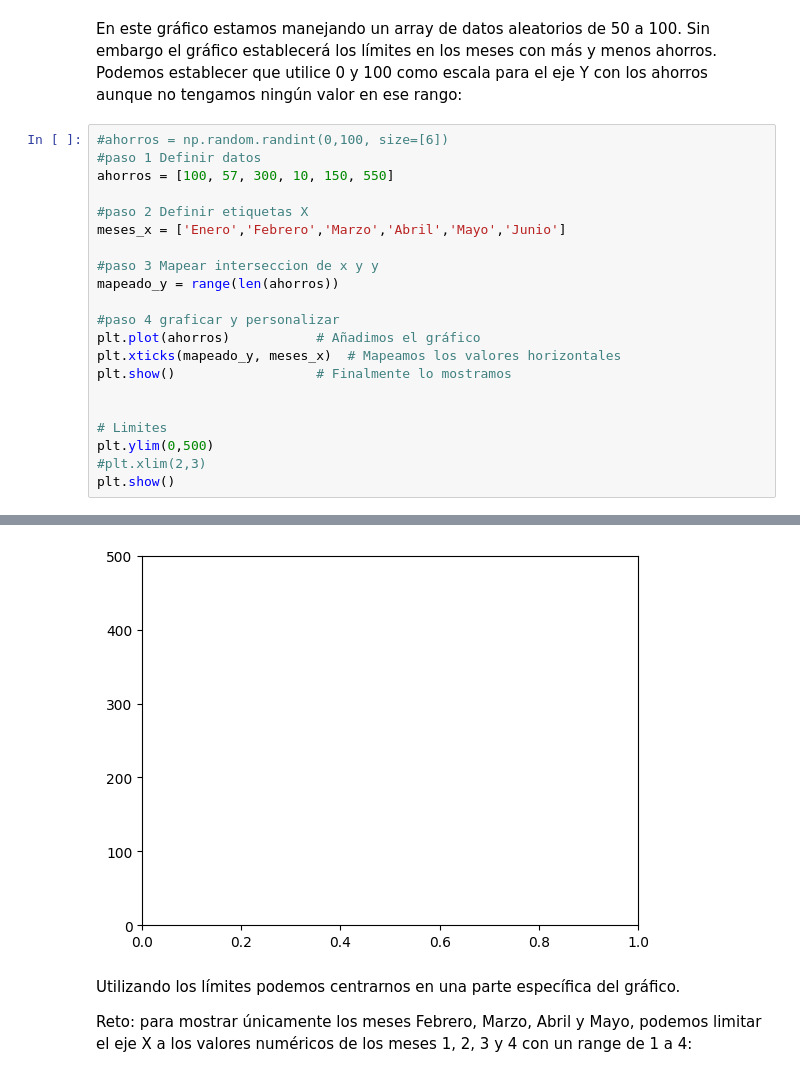
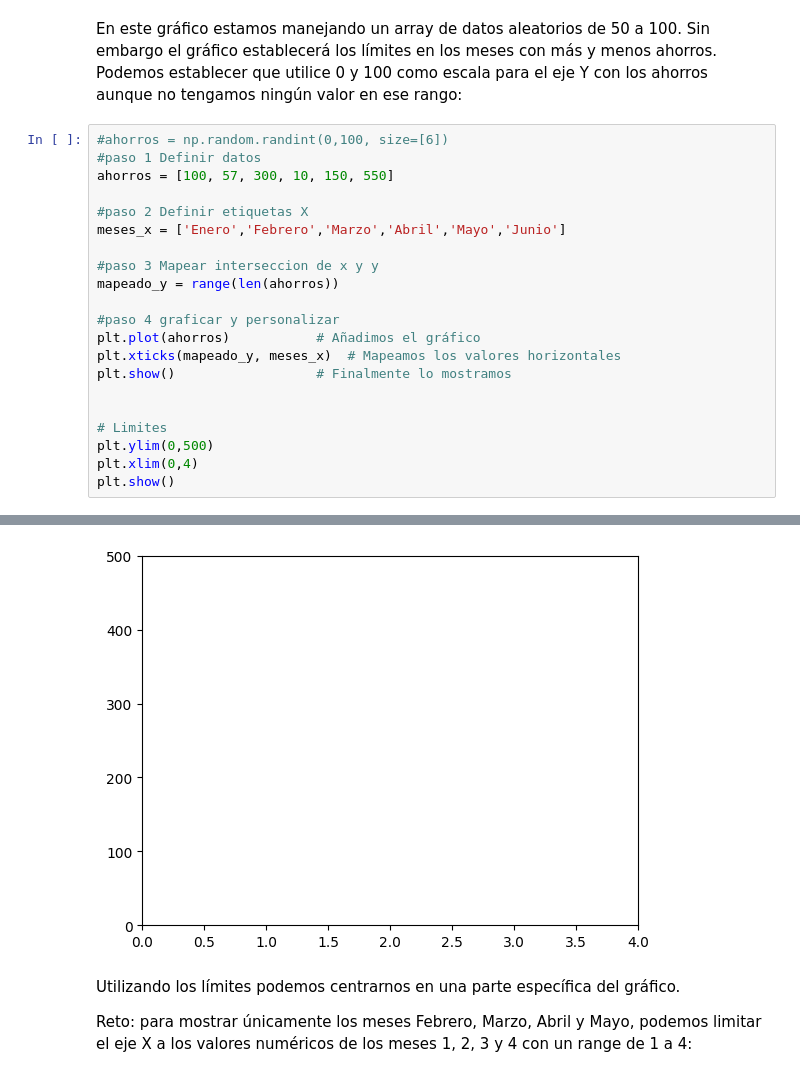
Before and after one commit to ksalazar0570/Programacion-Python-Basico-GRUPO-1---6181133432, a Jupyter notebook: Estudiantes/Karla Salazar/Clase 10/Notebook/04 - Límites.ipynb, the cells around one changed output, grey strips where cells are left out. Saved outputs shown, nothing was run; the diff lists cells and outputs as text.

```diff
--- a/Estudiantes/Karla Salazar/Clase 10/Notebook/04 - Límites.ipynb
+++ b/Estudiantes/Karla Salazar/Clase 10/Notebook/04 - Límites.ipynb
@@ -32,27 +32,27 @@ En este gráfico estamos manejando un array de datos aleatorios de 50 a 100. Sin
 # %%
 #ahorros = np.random.randint(0,100, size=[6])
 #paso 1 Definir datos
 ahorros = [100, 57, 300, 10, 150, 550]
 
 #paso 2 Definir etiquetas X
 meses_x = ['Enero','Febrero','Marzo','Abril','Mayo','Junio']
 
 #paso 3 Mapear interseccion de x y y
 mapeado_y = range(len(ahorros))
 
 #paso 4 graficar y personalizar
 plt.plot(ahorros)           # Añadimos el gráfico
 plt.xticks(mapeado_y, meses_x)  # Mapeamos los valores horizontales
 plt.show()                  # Finalmente lo mostramos
 
 
 # Limites
 plt.ylim(0,500)
-#plt.xlim(2,3)
+plt.xlim(0,4)
 plt.show()
 # %% [output]
 [figure]
-[figure, old version]
+[figure, new version]
 # %% [markdown]
 Utilizando los límites podemos centrarnos en una parte específica del gráfico.
 
```
Also changed, not shown: parts of 2 cells of this notebook, 3 other files.
